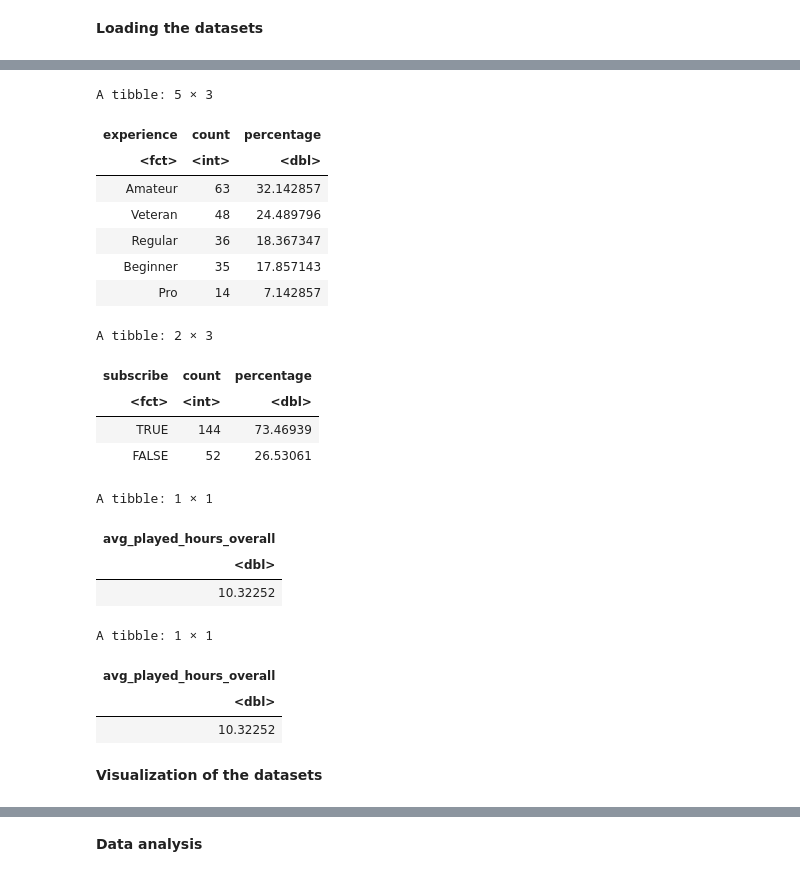
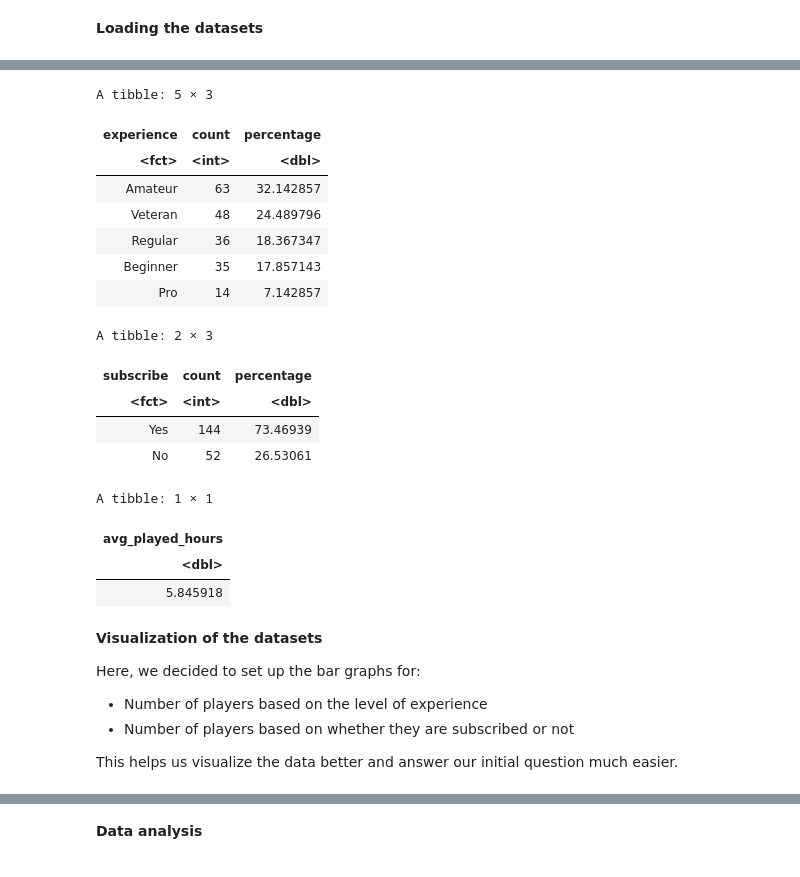
Before and after one commit to duybau2006/Data-Science-100-Group-Project, a Jupyter notebook: Group Project Final Report.ipynb, the cells around one changed output, grey strips where cells are left out. Saved outputs shown, nothing was run; the diff lists cells and outputs as text; code cells hidden in the pictures.

```diff
--- a/Group Project Final Report.ipynb
+++ b/Group Project Final Report.ipynb
@@ -127,55 +172,50 @@ exploratory data analysis only on the training data
 # %%
 #number of players based on experience
 player_experience <- players_tidy |>
                 group_by(experience) |>
                 summarize(count = n()) |>
                 mutate(percentage = count / sum(count) * 100)|>
                 arrange(desc(count))
 player_experience
 
 #number of players based on whether or not they are subscribed
 player_subscribed <- players_tidy |>
                 group_by(subscribe) |>
                 summarize(count = n()) |>
                 mutate(percentage = count / sum(count) * 100)|>
                 arrange(desc(count))
 player_subscribed
 
-#finding average played hours overall 0 values
-avg_played_hours_overall <- players_tidy |>
-            filter(played_hours != 0) |>
-            summarize(avg_played_hours_overall = mean(played_hours))
-avg_played_hours_overall
-
-#finding average played hours overall Including 0 values
-avg_played_hours_overall <- players_tidy |>
-            filter(played_hours != 0) |>
-            summarize(avg_played_hours_overall = mean(played_hours))
-avg_played_hours_overall
+#finding average played hours
+avg_played_hours <- players_tidy |>
+            summarize(avg_played_hours = mean(played_hours, na.rm = TRUE))
+avg_played_hours
 # %% [output]
 A tibble: 5 × 3
 | experience | count | percentage |
 | <fct> | <int> | <dbl> |
 | Amateur | 63 | 32.142857 |
 | Veteran | 48 | 24.489796 |
 | Regular | 36 | 18.367347 |
 | Beginner | 35 | 17.857143 |
 | Pro | 14 | 7.142857 |
 A tibble: 2 × 3
 | subscribe | count | percentage |
 | <fct> | <int> | <dbl> |
-| TRUE | 144 | 73.46939 |
-| FALSE | 52 | 26.53061 |
+| Yes | 144 | 73.46939 |
+| No | 52 | 26.53061 |
 A tibble: 1 × 1
-| avg_played_hours_overall |
+| avg_played_hours |
 | <dbl> |
-| 10.32252 |
+| 5.845918 |
-A tibble: 1 × 1
-| avg_played_hours_overall |
-| <dbl> |
-| 10.32252 |
 # %% [markdown]
 **Visualization of the datasets**
+
+Here, we decided to set up the bar graphs for:
+- Number of players based on the level of experience
+- Number of players based on whether they are subscribed or not
+
+This helps us visualize the data better and answer our initial question much easier.
 # %%
 #Bar graph of the level of experience of players
 player_experience_plot <- player_experience |>
```
Also changed, not shown: parts of 6 cells of this notebook.
